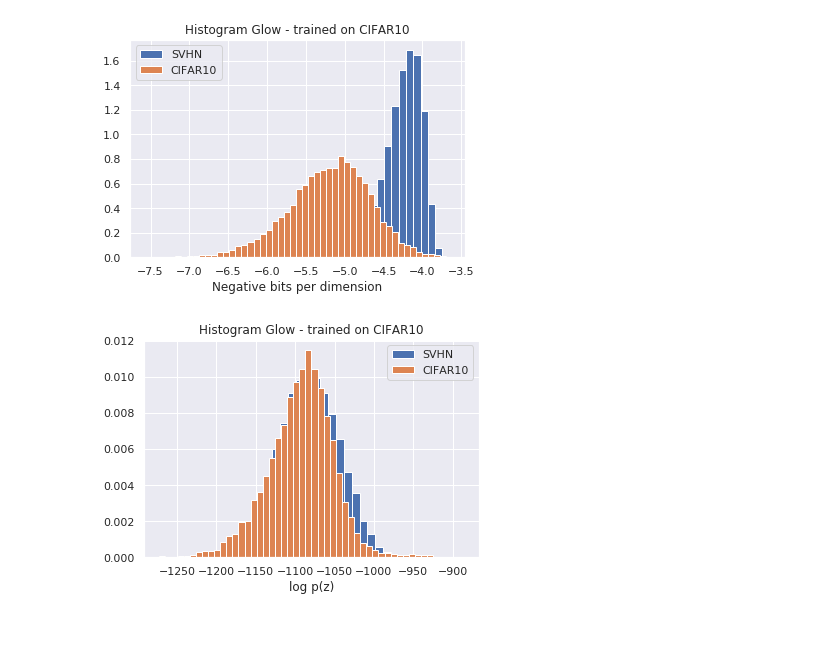
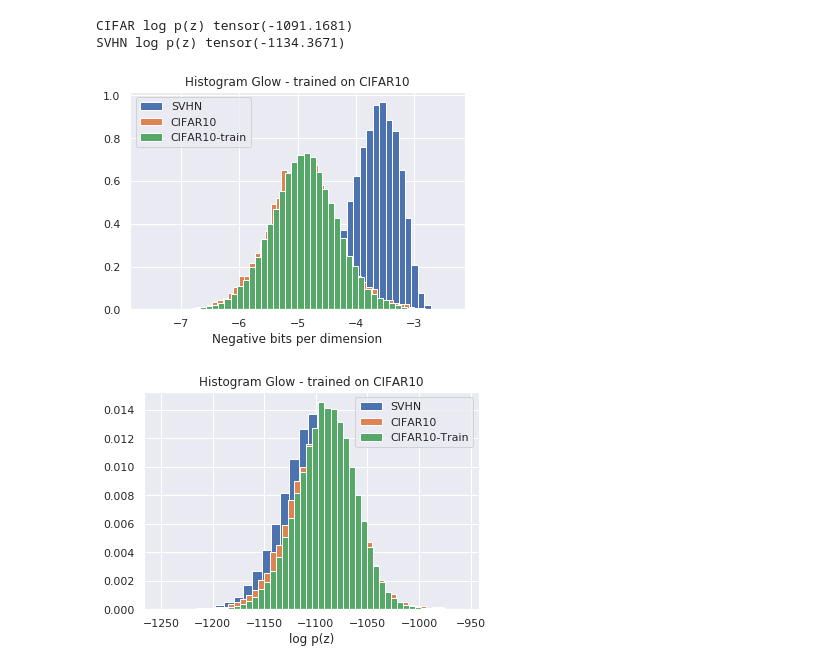
Before and after one commit to yjhuangcd/Glow-PyTorch, a Jupyter notebook: OoD_glow.ipynb, the cells around one changed output. Cells and saved outputs as stored; diff of their text form; code cells hidden in the pictures; blank space fills up the shorter version.

```diff
--- a/OoD_glow.ipynb
+++ b/OoD_glow.ipynb
@@ -4,23 +44,27 @@ import json
 import torch
 import matplotlib.pyplot as plt
 import seaborn as sns
+import numpy as np
 sns.set()
 
 from datasets import get_CIFAR10, get_SVHN
 from model_eval import Glow
 
-device = torch.device("cuda")
+torch.cuda.set_device(2)
+device = torch.device("cuda:2")
 
-output_folder = 'output/seed_0/'
-model_name = 'glow_model_24.pth'
+output_folder = 'output/cifar_label_dropout/'
+model_name = 'glow_model_1.pth'
+# output_folder = 'output/cifar_label_nodropout/'
+# model_name = 'glow_model_198.pth'
 
 with open(output_folder + 'hparams.json') as json_file:
     hparams = json.load(json_file)
 
 print(hparams)
 
-image_shape, num_classes, _, test_cifar = get_CIFAR10(hparams['augment'], hparams['dataroot'], hparams['download'])
-image_shape, num_classes, _, test_svhn = get_SVHN(hparams['augment'], hparams['dataroot'], hparams['download'])
+image_shape, num_classes, train_cifar, test_cifar = get_CIFAR10(hparams['augment'], hparams['dataroot'], hparams['download'])
+image_shape, num_classes, train_svhn, test_svhn = get_SVHN(hparams['augment'], hparams['dataroot'], hparams['download'])
 
 model = Glow(image_shape, hparams['hidden_channels'], hparams['K'], hparams['L'], hparams['actnorm_scale'],
              hparams['flow_permutation'], hparams['flow_coupling'], hparams['LU_decomposed'], num_classes,
@@ -30,7 +74,6 @@ model.load_state_dict(torch.load(output_folder + model_name))
 model.set_actnorm_init()
 
 model = model.to(device)
-
 model = model.eval()
 # %% [output]
 {'K': 32, 'L': 3, 'LU_decomposed': True, 'actnorm_scale': 1.0, 'augment': True, 'batch_size': 64, 'cuda': True, 'dataroot': './', 'dataset': 'cifar10', 'download': True, 'epochs': 250, 'eval_batch_siz ...
@@ -77,6 +150,7 @@ def compute_logpz(dataset, model):
 # %%
 cifar_nll = compute_nll(test_cifar, model)
 svhn_nll = compute_nll(test_svhn, model)
+cifar_nll_train = compute_nll(train_cifar, model)
 
 print("CIFAR NLL", torch.mean(cifar_nll))
 print("SVHN NLL", torch.mean(svhn_nll))
@@ -94,0 +181,10 @@ SVHN log p(z) tensor(-1081.9742)
+# %%
+# without label: self trained
+cifar_pz = compute_logpz(test_cifar, model)
+svhn_pz = compute_logpz(test_svhn, model)
+
+print("CIFAR log p(z)", torch.mean(cifar_pz))
+print("SVHN log p(z)", torch.mean(svhn_pz))
+# %% [output]
+CIFAR log p(z) tensor(-1091.1681)
+SVHN log p(z) tensor(-1134.3671)
@@ -95,20 +193,22 @@ SVHN log p(z) tensor(-1081.9742)
 # %%
 plt.figure()
 plt.title("Histogram Glow - trained on CIFAR10")
 plt.xlabel("Negative bits per dimension")
 plt.hist(-svhn_nll.numpy(), label="SVHN", density=True, bins=30)
 plt.hist(-cifar_nll.numpy(), label="CIFAR10", density=True, bins=50)
+plt.hist(-cifar_nll_train.numpy(), label="CIFAR10-train", density=True, bins=50)
 plt.legend()
 plt.show()
 # %% [output]
-[figure, old version]
+[figure, new version]
 # %%
 plt.figure()
 plt.title("Histogram Glow - trained on CIFAR10")
 plt.xlabel("log p(z)")
 plt.hist(svhn_pz.numpy(), label="SVHN", density=True, bins=30)
 plt.hist(cifar_pz.numpy(), label="CIFAR10", density=True, bins=50)
+plt.hist(cifar_train_pz.numpy(), label="CIFAR10-Train", density=True, bins=50)
 plt.legend()
 plt.show()
 # %% [output]
-[figure, old version]
+[figure, new version]
```
Also changed, not shown: parts of 15 cells of this notebook, 4 other files.
